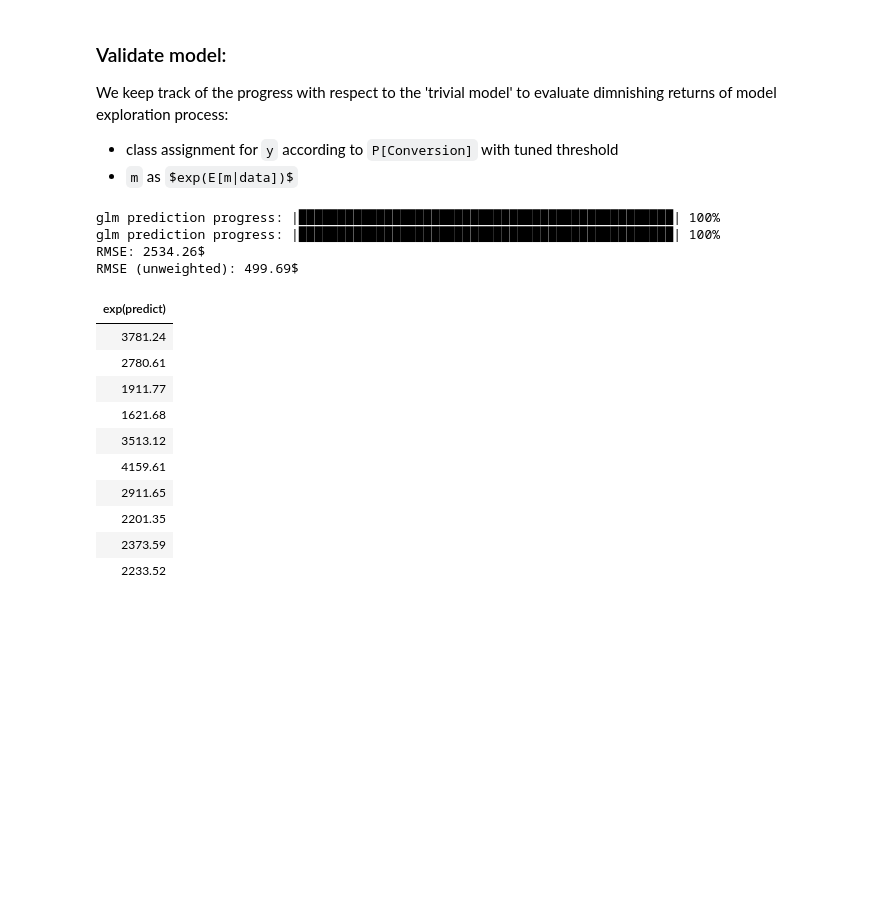
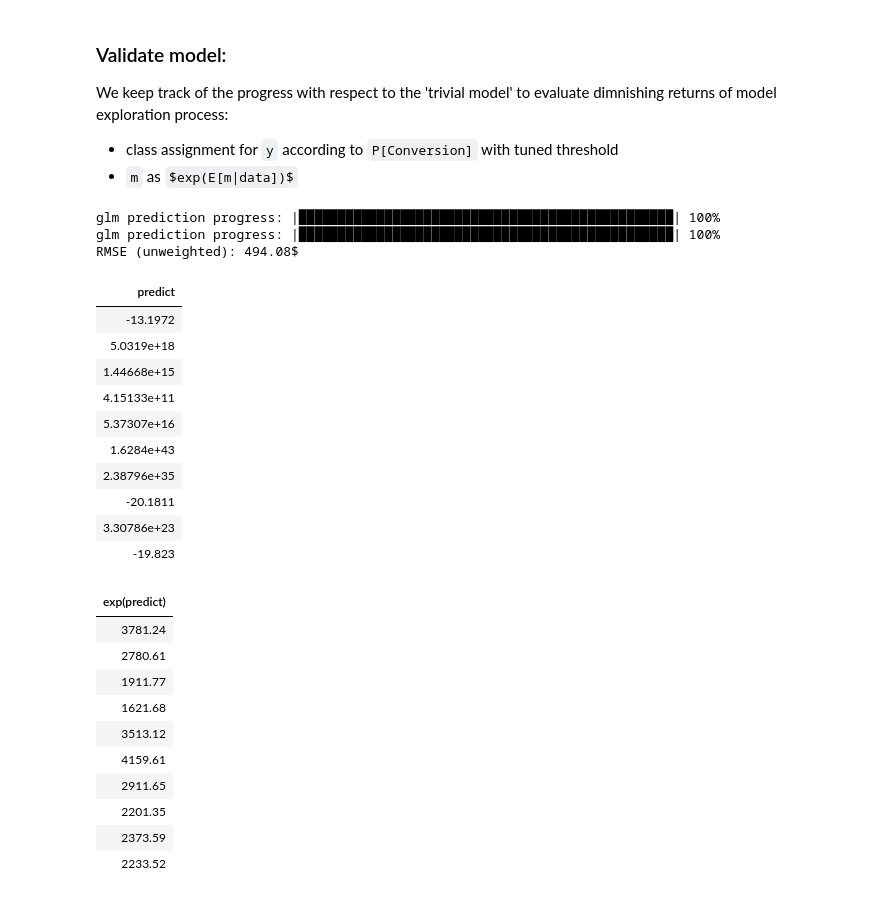
Before and after one commit to jakubglinka/ml-rpc, a Jupyter notebook: notebooks/revenue_per_click_prediction.ipynb, the cells around one changed output. Cells and saved outputs as stored; diff of their text form; code cells hidden in the pictures; blank space fills up the shorter version.

Commit message:
corrected two stage approach RMSE=494.1 vs RMSE=493.7 for simpler approach

```diff
--- a/notebooks/revenue_per_click_prediction.ipynb
+++ b/notebooks/revenue_per_click_prediction.ipynb
@@ -929,12 +933,8 @@ test_m = test[test['y'] == '1', :]
-# %%
-train_m['log_m'] = train_m['m'].log()
-validate_m['log_m'] = validate_m['m'].log()
-test_m['log_m'] = test_m['m'].log()
 # %%
 predictors = ['Keyword_ID_r', 'Ad_group_ID_r', 'Campaign_ID',
               'Account_ID', 'Match_type_ID', 'Device_ID', 'Month', 'Day', 'Week']
-response = 'log_m'
-weights_col = 'n'
+response = 'm'
+weights_col = 'n_orig'
 # %% [markdown]
 #### Tune lasso parameters
 # %%
@@ -984,7 +984,9 @@ lm_model = H2OGeneralizedLinearEstimator(family="gaussian",
                                           alpha=1.0,
                                           max_iterations=100)
 
-lm_model.train(predictors, response, training_frame=train_m, validation_frame=validate_m, weights_column = weights_col)
+lm_model.train(predictors, response, training_frame=train, validation_frame=validate,
+               weights_column = weights_col,
+               offset_column='pred_revenue')
 # %% [output]
 glm Model Build progress: |███████████████████████████████████████████████| 100%
 # %%
@@ -1002,27 +1004,40 @@ We keep track of the progress with respect to the 'trivial model' to evaluate di
 - `m` as `$exp(E[m|data])$`
 # %%
 glm_model_pred = glm_model.predict(validate)
-lm_model_pred = lm_model.predict(validate).exp()
+lm_model_pred = lm_model.predict(validate)
 
-validate['pred_revenue'] = lm_model_pred * (glm_model_pred['p1'] > .5)
-validate['pred_revenue_uw'] = lm_model_pred * (glm_model_pred['p1'] > .95)
+# validate['pred_revenue'] = lm_model_pred
+validate['pred_revenue_uw'] = lm_model_pred
 
 # evaluate target metrics:
 
 frame = validate
-model_1_err1 = ((frame['pred_revenue'] - frame['m']) * (frame['pred_revenue'] - frame['m']) * frame['n']).sum() / frame['n'].sum()
-model_1_err2 = np.sqrt(model_1_err1)
+# model_1_err1 = ((frame['pred_revenue'] - frame['m']) * (frame['pred_revenue'] - frame['m']) * frame['n']).sum() / frame['n'].sum()
+# model_1_err2 = np.sqrt(model_1_err1)
 
 model_1_err1_uw = ((frame['pred_revenue_uw'] - frame['m']) * (frame['pred_revenue_uw'] - frame['m']) * frame['n_orig']).sum() / frame['n_orig'].sum()
 model_1_err2_uw = np.sqrt(model_1_err1_uw)
 
-print('RMSE: {:.2f}$'.format(model_1_err2))
+# print('RMSE: {:.2f}$'.format(model_1_err2))
 print('RMSE (unweighted): {:.2f}$'.format(model_1_err2_uw))
 # %% [output]
 glm prediction progress: |████████████████████████████████████████████████| 100%
 glm prediction progress: |████████████████████████████████████████████████| 100%
-RMSE: 2534.26$
-RMSE (unweighted): 499.69$
+RMSE (unweighted): 494.08$
+# %%
+lm_model_pred
+# %% [output]
+| predict |
+| -13.1972 |
+| 5.0319e+18 |
+| 1.44668e+15 |
+| 4.15133e+11 |
+| 5.37307e+16 |
+| 1.6284e+43 |
+| 2.38796e+35 |
+| -20.1811 |
+| 3.30786e+23 |
+| -19.823 |
 # %%
 lm_model_pred
 # %% [output]
```
Also changed, not shown: parts of 8 cells of this notebook.
